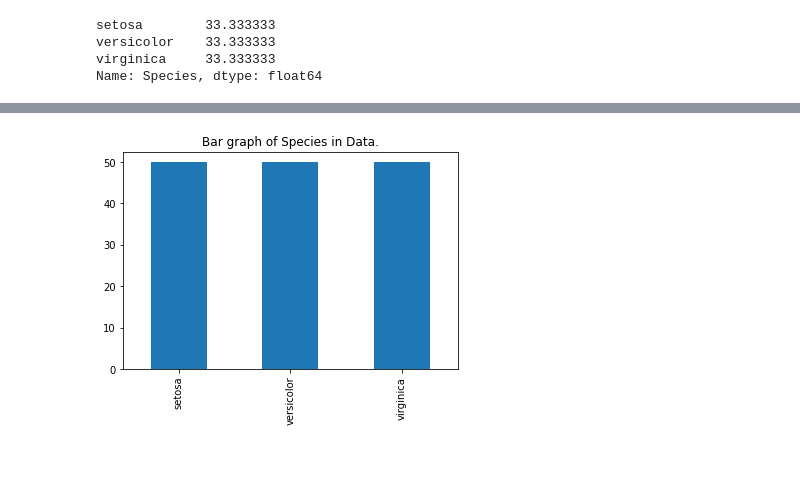
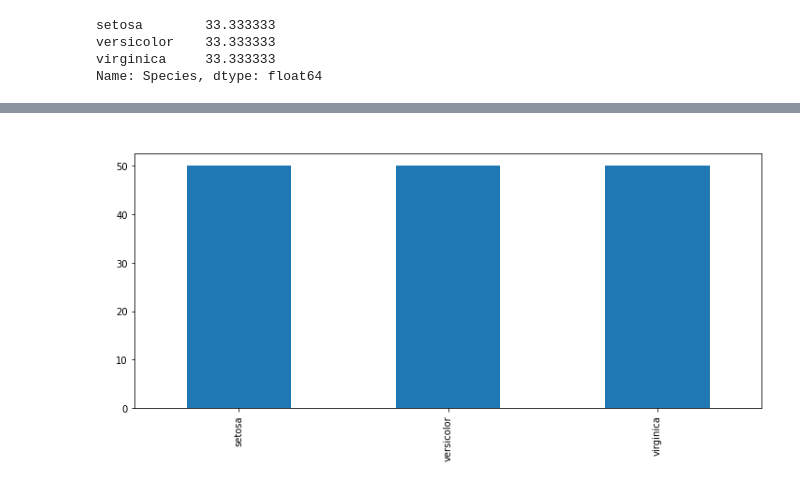
Before and after one commit to yusriwahab/Iris_flower, a Jupyter notebook: Iris_flower.ipynb, the cells around one changed output, grey strips where cells are left out. Saved outputs shown, nothing was run; the diff lists cells and outputs as text; code cells hidden in the pictures; blank space fills up the shorter version.

```diff
--- a/Iris_flower.ipynb
+++ b/Iris_flower.ipynb
@@ -4,5 +6,6 @@ import matplotlib.pyplot as plt
 # %%
-iris = pd.read_csv('../data/iris.csv')
+# Import Iris  data
+iris = pd.read_csv('iris.csv')
 iris.head()
 # %% [output]
 |  | Sepal.Length | Sepal.Width | Petal.Length | Petal.Width | Species |
@@ -110,0 +113,3 @@ plt.show()
+# %%
+data = iris.Species.value_counts()
+data
@@ -111,5 +128,8 @@ plt.show()
 # %%
-iris.Species.value_counts().plot.bar(title = 'Bar graph of Species in Data.')
+data.plot.bar(figsize = (12,5))
+plt.title('Total no. of Species in Iris.', color = 'white', fontsize = 18)
+plt.xlabel('Type of Species', color = 'white')
+plt.ylabel('No of Species', color = 'white')
 plt.show()
 # %% [output]
-[figure, old version]
+[figure, new version]
```
Also changed, not shown: parts of 20 cells of this notebook.
